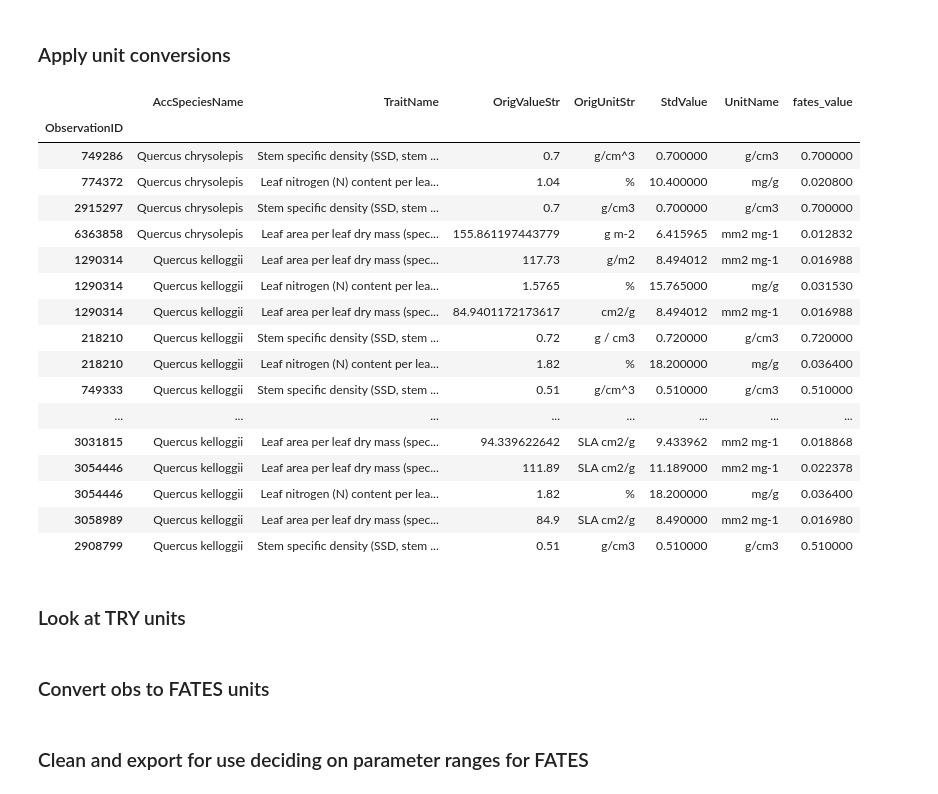
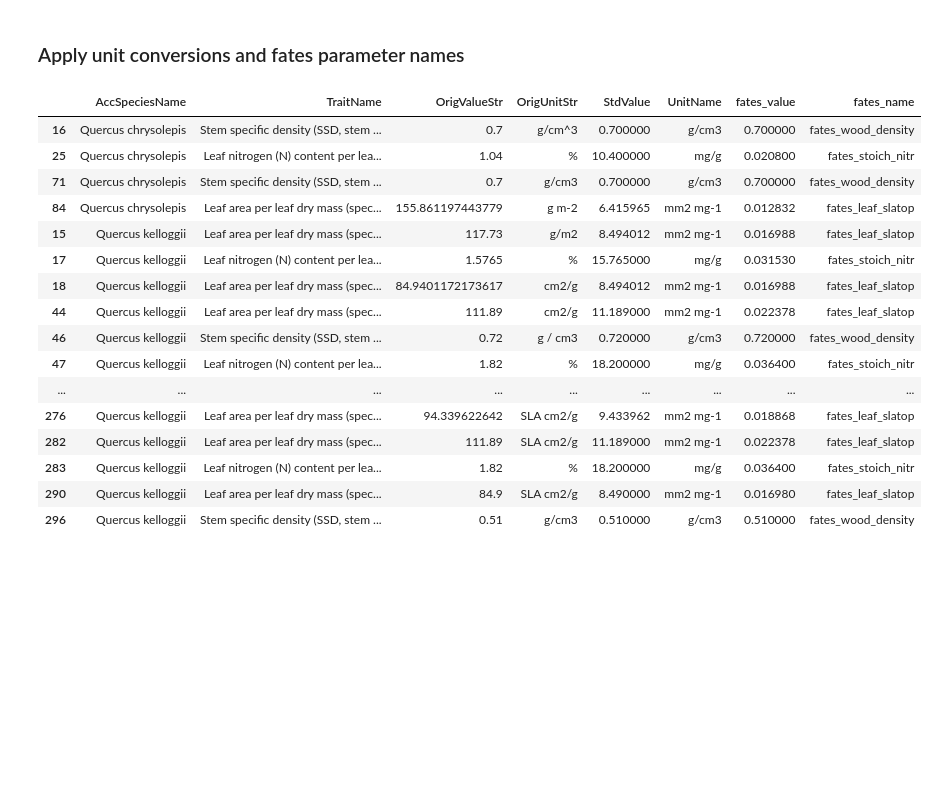
Before and after one commit to adamhb/california-fates, a Jupyter notebook: parameter_ranges/analyze_oak_trait_data.ipynb, the cells around one changed output. Saved outputs shown, nothing was run; the diff lists cells and outputs as text; code cells hidden in the pictures; blank space fills up the shorter version.

Commit message:
updated the scripts that create the parameter ranges for shrub and oak

```diff
--- a/parameter_ranges/analyze_oak_trait_data.ipynb
+++ b/parameter_ranges/analyze_oak_trait_data.ipynb
@@ -50,10 +132,12 @@ print(QUKE_df.head())
 # %%
+# Load and join QUCH and QUKE data
 try_df_raw_QUCH = pd.read_csv(QUCH_try_data, sep="\t", encoding='latin1')[['ObservationID','SpeciesName','AccSpeciesName','TraitID','TraitName','OrigValueStr','OrigUnitStr','StdValue','UnitName','ErrorRisk']]
 try_df_raw_QUKE = pd.read_csv(QUKE_try_data, sep="\t", encoding='latin1')[['ObservationID','SpeciesName','AccSpeciesName','TraitID','TraitName','OrigValueStr','OrigUnitStr','StdValue','UnitName','ErrorRisk']]
+try_df_raw = pd.concat([try_df_raw_QUCH,try_df_raw_QUKE])
 
-try_df_raw = pd.concat([try_df_raw_QUCH,try_df_raw_QUKE])
-fates_relevant_traits = ['Stem specific density (SSD, stem dry mass per stem fresh volume) or wood density',
-                         'Leaf nitrogen (N) content per leaf dry mass',
-                         'Leaf area per leaf dry mass (specific leaf area, SLA or 1/LMA): undefined if petiole is in- or excluded']
-try_df_raw = try_df_raw[try_df_raw.TraitName.isin(fates_relevant_traits)].set_index("ObservationID")
 try_df_raw = try_df_raw[['AccSpeciesName','TraitName','OrigValueStr','OrigUnitStr','StdValue','UnitName']]
+
+print("Available trait observations")
+print(try_df_raw.TraitName.value_counts())
+print("\n")
+print(try_df_raw.info())
@@ -84,0 +164,9 @@ None
+# %%
+# Filter to get traits of interest
+fates_relevant_traits = ['Stem specific density (SSD, stem dry mass per stem fresh volume) or wood density',
+                         'Leaf nitrogen (N) content per leaf dry mass',
+                         'Leaf area per leaf dry mass (specific leaf area, SLA or 1/LMA): undefined if petiole is in- or excluded',
+                         'Leaf area per leaf dry mass (specific leaf area, SLA or 1/LMA): petiole excluded']
+
+try_df = try_df_raw[try_df_raw.TraitName.isin(fates_relevant_traits)]
+try_df.info()
@@ -85,28 +187,31 @@ None
 # %% [markdown]
-### Apply unit conversions
+### Apply unit conversions and fates parameter names
 # %%
-fates_values = try_df_raw.apply(lambda x: myfuncs.convert_to_fates_units(x['TraitName'], x['UnitName'], x["StdValue"]), axis=1)
-try_df_raw['fates_value'] = fates_values
-try_df = try_df_raw
+# Unit convertion to fates units
+fates_values = try_df.apply(lambda x: convert_to_fates_units(x['TraitName'], x['UnitName'], x["StdValue"]), axis=1)
+try_df['fates_value'] = fates_values
+
+# Convert variable names to fates names
+fates_names = try_df.apply(lambda x: convert_to_fates_param_name(x["TraitName"]),axis = 1)
+try_df["fates_name"] = fates_names
+
+
 try_df
 # %% [output]
-|  | AccSpeciesName | TraitName | OrigValueStr | OrigUnitStr | StdValue | UnitName | fates_value |
-| ObservationID |  |  |  |  |  |  |  |
-| 749286 | Quercus chrysolepis | Stem specific density (SSD, stem ... | 0.7 | g/cm^3 | 0.700000 | g/cm3 | 0.700000 |
-| 774372 | Quercus chrysolepis | Leaf nitrogen (N) content per lea... | 1.04 | % | 10.400000 | mg/g | 0.020800 |
-| 2915297 | Quercus chrysolepis | Stem specific density (SSD, stem ... | 0.7 | g/cm3 | 0.700000 | g/cm3 | 0.700000 |
-| 6363858 | Quercus chrysolepis | Leaf area per leaf dry mass (spec... | 155.861197443779 | g m-2 | 6.415965 | mm2 mg-1 | 0.012832 |
-| 1290314 | Quercus kelloggii | Leaf area per leaf dry mass (spec... | 117.73 | g/m2 | 8.494012 | mm2 mg-1 | 0.016988 |
-| 1290314 | Quercus kelloggii | Leaf nitrogen (N) content per lea... | 1.5765 | % | 15.765000 | mg/g | 0.031530 |
-| 1290314 | Quercus kelloggii | Leaf area per leaf dry mass (spec... | 84.9401172173617 | cm2/g | 8.494012 | mm2 mg-1 | 0.016988 |
-| 218210 | Quercus kelloggii | Stem specific density (SSD, stem ... | 0.72 | g / cm3 | 0.720000 | g/cm3 | 0.720000 |
-| 218210 | Quercus kelloggii | Leaf nitrogen (N) content per lea... | 1.82 | % | 18.200000 | mg/g | 0.036400 |
-| 749333 | Quercus kelloggii | Stem specific density (SSD, stem ... | 0.51 | g/cm^3 | 0.510000 | g/cm3 | 0.510000 |
-| ... | ... | ... | ... | ... | ... | ... | ... |
-| 3031815 | Quercus kelloggii | Leaf area per leaf dry mass (spec... | 94.339622642 | SLA cm2/g | 9.433962 | mm2 mg-1 | 0.018868 |
-| 3054446 | Quercus kelloggii | Leaf area per leaf dry mass (spec... | 111.89 | SLA cm2/g | 11.189000 | mm2 mg-1 | 0.022378 |
-| 3054446 | Quercus kelloggii | Leaf nitrogen (N) content per lea... | 1.82 | % | 18.200000 | mg/g | 0.036400 |
-| 3058989 | Quercus kelloggii | Leaf area per leaf dry mass (spec... | 84.9 | SLA cm2/g | 8.490000 | mm2 mg-1 | 0.016980 |
-| 2908799 | Quercus kelloggii | Stem specific density (SSD, stem ... | 0.51 | g/cm3 | 0.510000 | g/cm3 | 0.510000 |
+|  | AccSpeciesName | TraitName | OrigValueStr | OrigUnitStr | StdValue | UnitName | fates_value | fates_name |
+| 16 | Quercus chrysolepis | Stem specific density (SSD, stem ... | 0.7 | g/cm^3 | 0.700000 | g/cm3 | 0.700000 | fates_wood_density |
+| 25 | Quercus chrysolepis | Leaf nitrogen (N) content per lea... | 1.04 | % | 10.400000 | mg/g | 0.020800 | fates_stoich_nitr |
+| 71 | Quercus chrysolepis | Stem specific density (SSD, stem ... | 0.7 | g/cm3 | 0.700000 | g/cm3 | 0.700000 | fates_wood_density |
+| 84 | Quercus chrysolepis | Leaf area per leaf dry mass (spec... | 155.861197443779 | g m-2 | 6.415965 | mm2 mg-1 | 0.012832 | fates_leaf_slatop |
+| 15 | Quercus kelloggii | Leaf area per leaf dry mass (spec... | 117.73 | g/m2 | 8.494012 | mm2 mg-1 | 0.016988 | fates_leaf_slatop |
+| 17 | Quercus kelloggii | Leaf nitrogen (N) content per lea... | 1.5765 | % | 15.765000 | mg/g | 0.031530 | fates_stoich_nitr |
+| 18 | Quercus kelloggii | Leaf area per leaf dry mass (spec... | 84.9401172173617 | cm2/g | 8.494012 | mm2 mg-1 | 0.016988 | fates_leaf_slatop |
+| 44 | Quercus kelloggii | Leaf area per leaf dry mass (spec... | 111.89 | cm2/g | 11.189000 | mm2 mg-1 | 0.022378 | fates_leaf_slatop |
+| 46 | Quercus kelloggii | Stem specific density (SSD, stem ... | 0.72 | g / cm3 | 0.720000 | g/cm3 | 0.720000 | fates_wood_density |
+| 47 | Quercus kelloggii | Leaf nitrogen (N) content per lea... | 1.82 | % | 18.200000 | mg/g | 0.036400 | fates_stoich_nitr |
+| ... | ... | ... | ... | ... | ... | ... | ... | ... |
+| 276 | Quercus kelloggii | Leaf area per leaf dry mass (spec... | 94.339622642 | SLA cm2/g | 9.433962 | mm2 mg-1 | 0.018868 | fates_leaf_slatop |
+| 282 | Quercus kelloggii | Leaf area per leaf dry mass (spec... | 111.89 | SLA cm2/g | 11.189000 | mm2 mg-1 | 0.022378 | fates_leaf_slatop |
+| 283 | Quercus kelloggii | Leaf nitrogen (N) content per lea... | 1.82 | % | 18.200000 | mg/g | 0.036400 | fates_stoich_nitr |
+| 290 | Quercus kelloggii | Leaf area per leaf dry mass (spec... | 84.9 | SLA cm2/g | 8.490000 | mm2 mg-1 | 0.016980 | fates_leaf_slatop |
+| 296 | Quercus kelloggii | Stem specific density (SSD, stem ... | 0.51 | g/cm3 | 0.510000 | g/cm3 | 0.510000 | fates_wood_density |
-# %% [markdown]
-### Look at TRY units
@@ -119,2 +217,0 @@ for t,u in zip(try_df_raw.TraitName.unique(), try_df_raw.UnitName.unique()):
-# %% [markdown]
-### Convert obs to FATES units
@@ -137,2 +217,0 @@ try_df_raw_wide_QUCH
-# %% [markdown]
-### Clean and export for use deciding on parameter ranges for FATES
```
Also changed, not shown: parts of 20 cells of this notebook, 7 other files.
